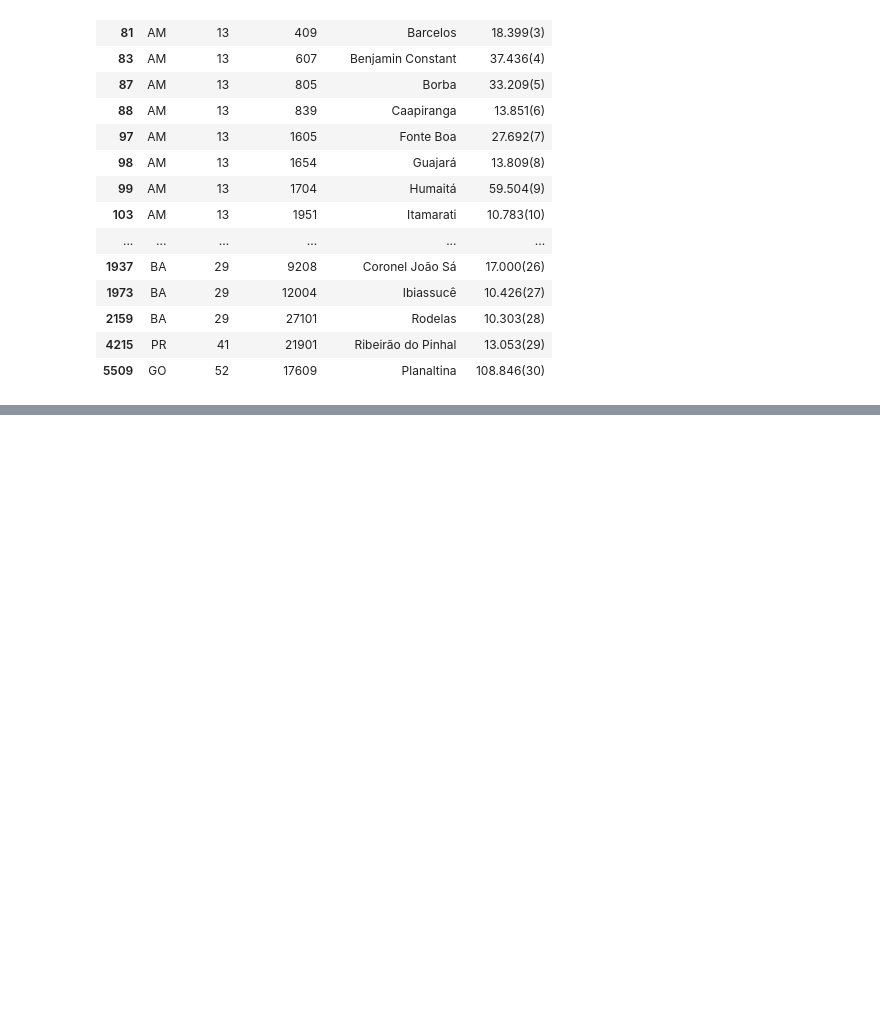
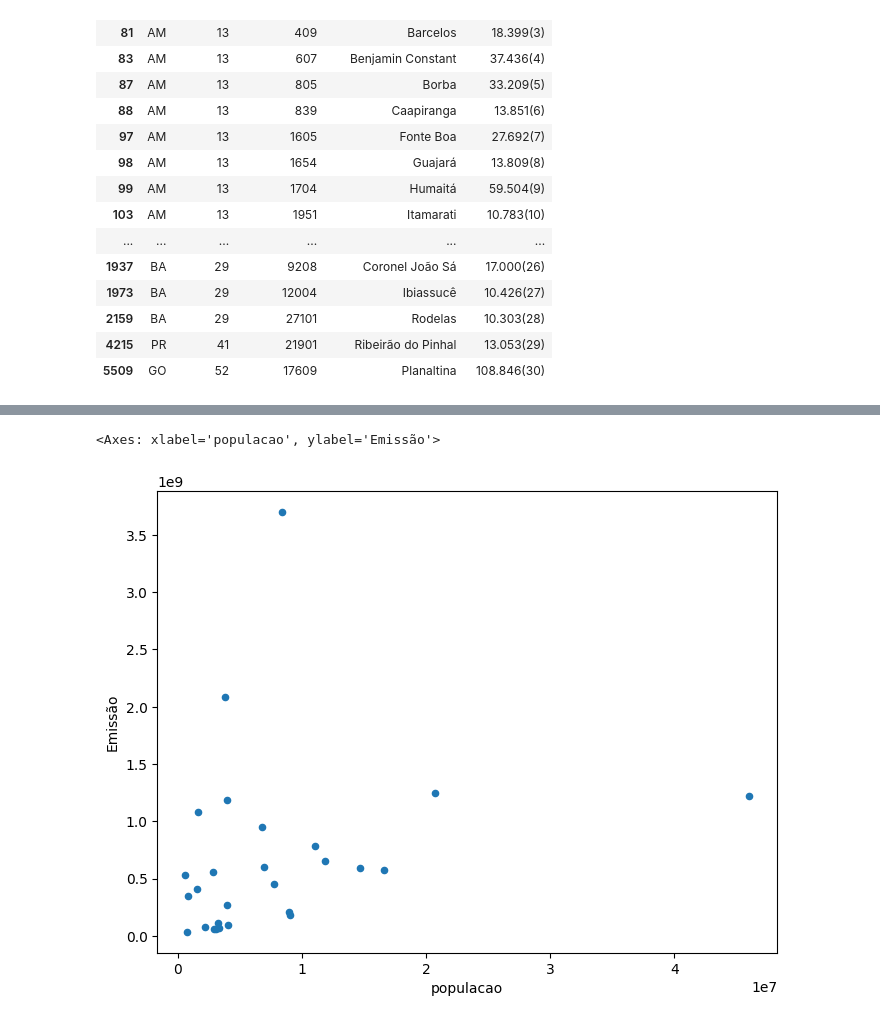
Before and after one commit to eubrunoo/greenhouse-gas-emissions-analysis, a Jupyter notebook: main.ipynb, the cells around one changed output, grey strips where cells are left out. Saved outputs shown, nothing was run; the diff lists cells and outputs as text; code cells hidden in the pictures; blank space fills up the shorter version.

Commit message:
merging data

```diff
--- a/main.ipynb
+++ b/main.ipynb
@@ -564,3 +564,6 @@ population_states
 | 24 | SE | 2211868 |
 | 25 | SP | 46024937 |
 | 26 | TO | 1584306 |
+# %%
+emission_states = years_emissions[years_emissions['Ano'] == 2021].groupby('Estado')[['Emissão']].sum().reset_index()
+emission_states
@@ -566,0 +588,2 @@ population_states
+# %%
+grouped_data = pd.merge(emission_states, population_states, left_on= 'Estado', right_on= 'UF')
@@ -566,0 +610,5 @@ population_states
+# %%
+grouped_data.plot(x = 'populacao', y = 'Emissão', kind = 'scatter', figsize=(8, 6))
+# %% [output]
+<Axes: xlabel='populacao', ylabel='Emissão'>
+[figure, added]
```
Also changed, not shown: parts of 7 cells of this notebook.
